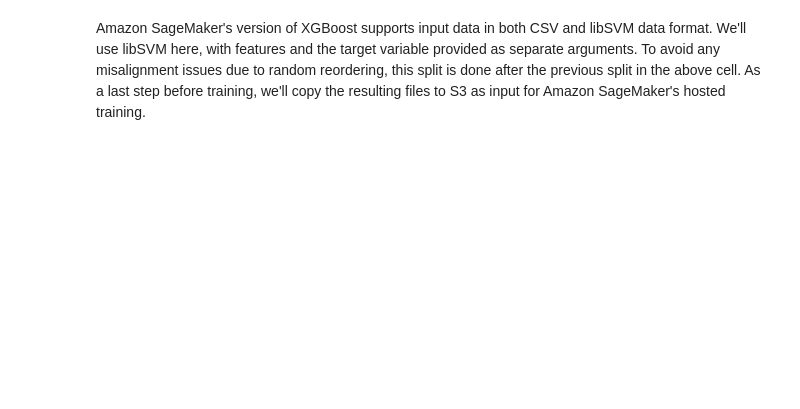
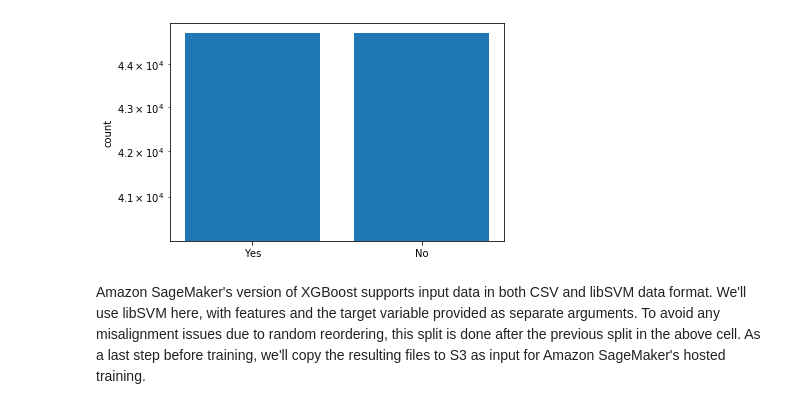
Before and after one commit to JoshuaFox/fraud-detect-blackbelt, a Jupyter notebook: frauddetection.ipynb, the cells around one changed output. Saved outputs shown, nothing was run; the diff lists cells and outputs as text; code cells hidden in the pictures; blank space fills up the shorter version.

```diff
--- a/frauddetection.ipynb
+++ b/frauddetection.ipynb
@@ -195,2 +186,6 @@ sns.countplot(df[target_col])
+# %%
+plot_positive_negative_counts(df,target_col)
+# %% [output]
+[figure, added]
 # %%
 import numpy as np
```
Also changed, not shown: parts of 11 cells of this notebook.
